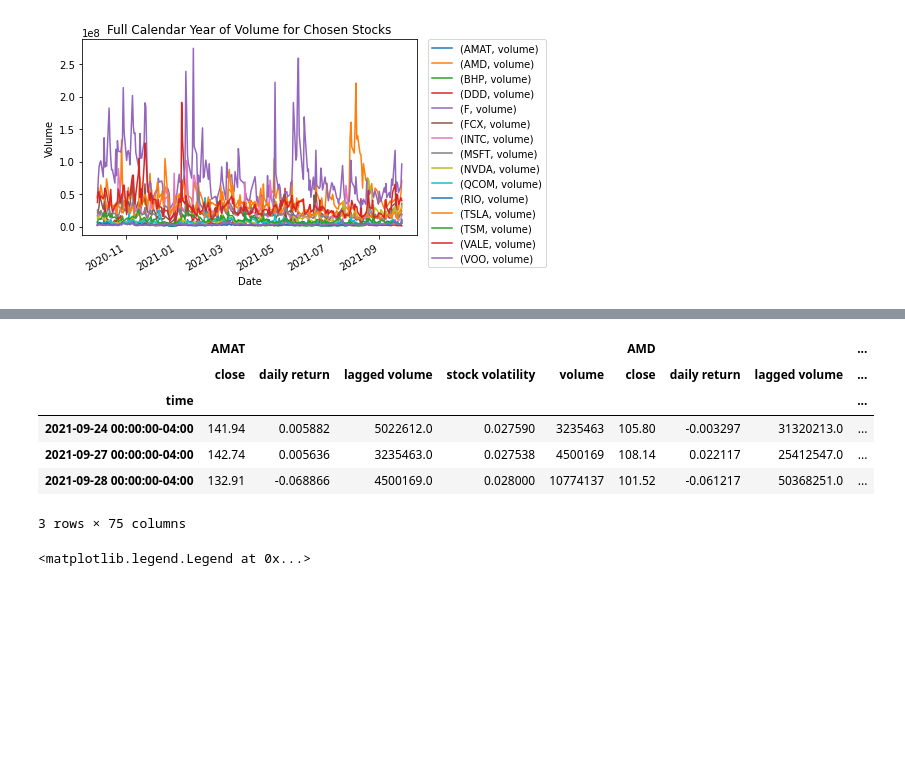
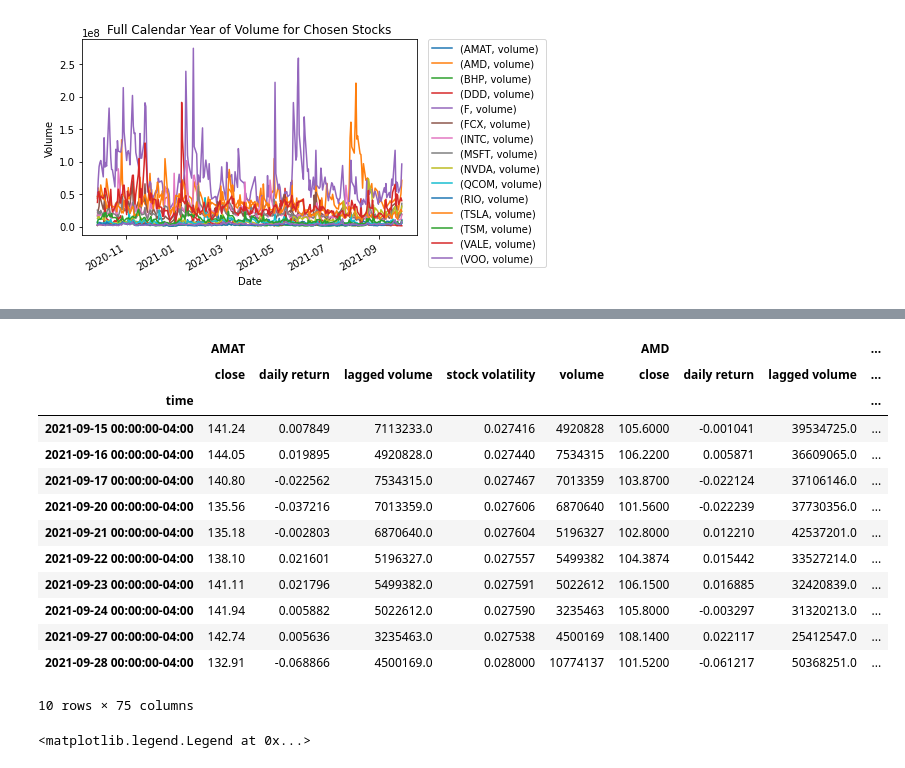
Before and after one commit to ForrestSurles/project_02, a Jupyter notebook: Alpaca_Stock_Info_2.ipynb, the cells around one changed output, grey strips where cells are left out. Drawn from its saved outputs; the diff is of its cells as text; code cells hidden in the pictures; blank space fills up the shorter version.

```diff
--- a/Alpaca_Stock_Info_2.ipynb
+++ b/Alpaca_Stock_Info_2.ipynb
@@ -300,24 +325,31 @@ merged_portfolio.tail(3)
 # %%
 # Create a Stock Volatility column that will calculate the standard deviation of the closing stock prices
 
 # Since there are multiple columns with the name close, we must create a loop
 
 for volatility in merged_portfolio.columns.levels[0]:
     merged_portfolio.loc[:,(volatility, 'stock volatility')] = merged_portfolio[(volatility, 'close')].pct_change().rolling(window=200).std()
 
 # Then we sort the columns to show within each stock
 merged_portfolio = merged_portfolio.sort_index(axis=1, level=0)
 
 #Display portfolio
-merged_portfolio.tail(3)
+merged_portfolio.tail(10)
 # %% [output]
 |  | AMAT |  |  |  |  | AMD |  |  | ... |
 |  | close | daily return | lagged volume | stock volatility | volume | close | daily return | lagged volume | ... |
 | time |  |  |  |  |  |  |  |  | ... |
-| 2021-09-24 00:00:00-04:00 | 141.94 | 0.005882 | 5022612.0 | 0.027590 | 3235463 | 105.80 | -0.003297 | 31320213.0 | ... |
-| 2021-09-27 00:00:00-04:00 | 142.74 | 0.005636 | 3235463.0 | 0.027538 | 4500169 | 108.14 | 0.022117 | 25412547.0 | ... |
-| 2021-09-28 00:00:00-04:00 | 132.91 | -0.068866 | 4500169.0 | 0.028000 | 10774137 | 101.52 | -0.061217 | 50368251.0 | ... |
+| 2021-09-15 00:00:00-04:00 | 141.24 | 0.007849 | 7113233.0 | 0.027416 | 4920828 | 105.6000 | -0.001041 | 39534725.0 | ... |
+| 2021-09-16 00:00:00-04:00 | 144.05 | 0.019895 | 4920828.0 | 0.027440 | 7534315 | 106.2200 | 0.005871 | 36609065.0 | ... |
+| 2021-09-17 00:00:00-04:00 | 140.80 | -0.022562 | 7534315.0 | 0.027467 | 7013359 | 103.8700 | -0.022124 | 37106146.0 | ... |
+| 2021-09-20 00:00:00-04:00 | 135.56 | -0.037216 | 7013359.0 | 0.027606 | 6870640 | 101.5600 | -0.022239 | 37730356.0 | ... |
+| 2021-09-21 00:00:00-04:00 | 135.18 | -0.002803 | 6870640.0 | 0.027604 | 5196327 | 102.8000 | 0.012210 | 42537201.0 | ... |
+| 2021-09-22 00:00:00-04:00 | 138.10 | 0.021601 | 5196327.0 | 0.027557 | 5499382 | 104.3874 | 0.015442 | 33527214.0 | ... |
+| 2021-09-23 00:00:00-04:00 | 141.11 | 0.021796 | 5499382.0 | 0.027591 | 5022612 | 106.1500 | 0.016885 | 32420839.0 | ... |
+| 2021-09-24 00:00:00-04:00 | 141.94 | 0.005882 | 5022612.0 | 0.027590 | 3235463 | 105.8000 | -0.003297 | 31320213.0 | ... |
+| 2021-09-27 00:00:00-04:00 | 142.74 | 0.005636 | 3235463.0 | 0.027538 | 4500169 | 108.1400 | 0.022117 | 25412547.0 | ... |
+| 2021-09-28 00:00:00-04:00 | 132.91 | -0.068866 | 4500169.0 | 0.028000 | 10774137 | 101.5200 | -0.061217 | 50368251.0 | ... |
-3 rows × 75 columns
+10 rows × 75 columns
 # %%
 # Graph your stock volatility over the course of the last year by using the data you calculated above
 # We are graphing the data to get a visualization over the stock volatility over the last year
```
Also changed, not shown: parts of 17 cells of this notebook, 1 other file.
